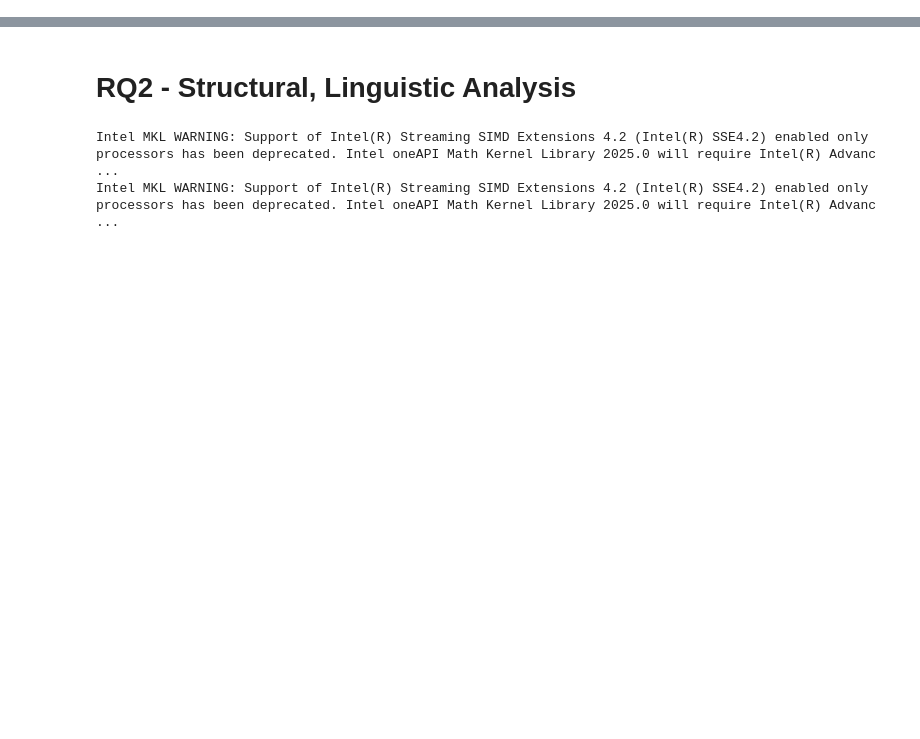
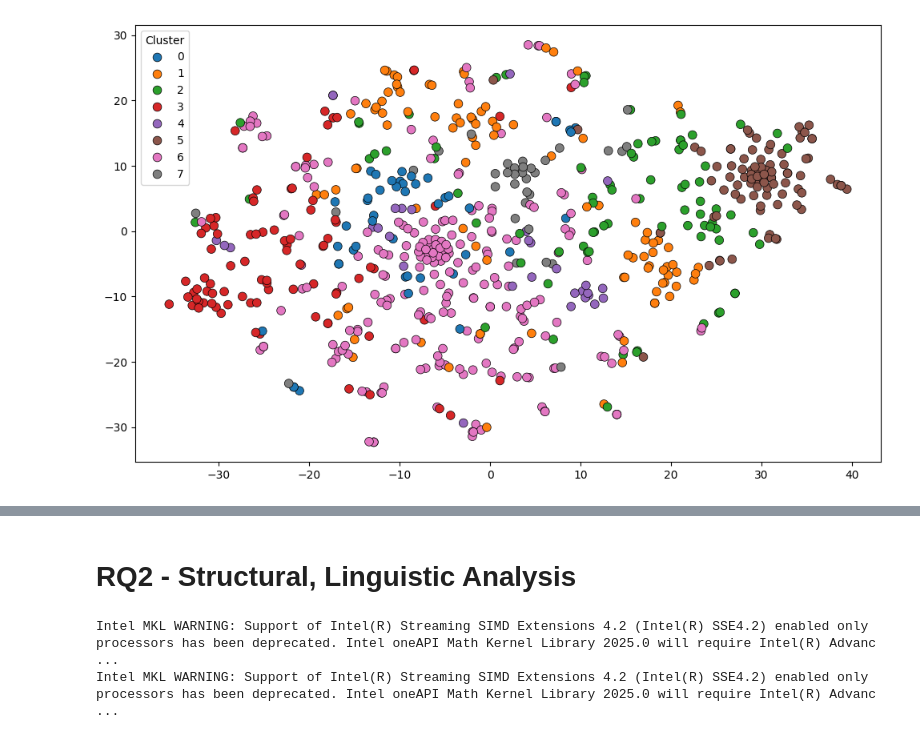
Before and after one commit to SOAR-Lab/llm_issue_resolution_analysis, a Jupyter notebook: analysis/main.ipynb, the cells around one changed output, grey strips where cells are left out. Saved outputs shown, nothing was run; the diff lists cells and outputs as text; code cells hidden in the pictures; blank space fills up the shorter version.

```diff
--- a/analysis/main.ipynb
+++ b/analysis/main.ipynb
@@ -0,0 +392,5 @@
+# %%
+import pandas as pd
+
+df = pd.read_csv('../datasets/issue_types.csv')
+len(df)
@@ -0,0 +456,25 @@
+# %%
+from sklearn.manifold import TSNE
+
+X_2d = TSNE(n_components=2, random_state=42).fit_transform(X_reduced)
+
+import seaborn as sns
+import matplotlib.pyplot as plt
+
+df["tsne_1"] = X_2d[:, 0]
+df["tsne_2"] = X_2d[:, 1]
+
+plt.figure(figsize=(10, 6))
+sns.scatterplot(
+    data=df, x="tsne_1", y="tsne_2", hue="issue_cluster",
+    palette="tab10", s=60, edgecolor="black", linewidth=0.5
+)
+# plt.title("KMeans Clusters Visualized with t-SNE")
+plt.legend(title="Cluster")
+plt.xlabel("")
+plt.ylabel("")
+plt.tight_layout()
+plt.savefig('../clusters_1.png', bbox_inches='tight', dpi=300)
+plt.show()
+# %% [output]
+[figure, added]
```
Also changed, not shown: parts of 45 cells of this notebook, 3 other files.
